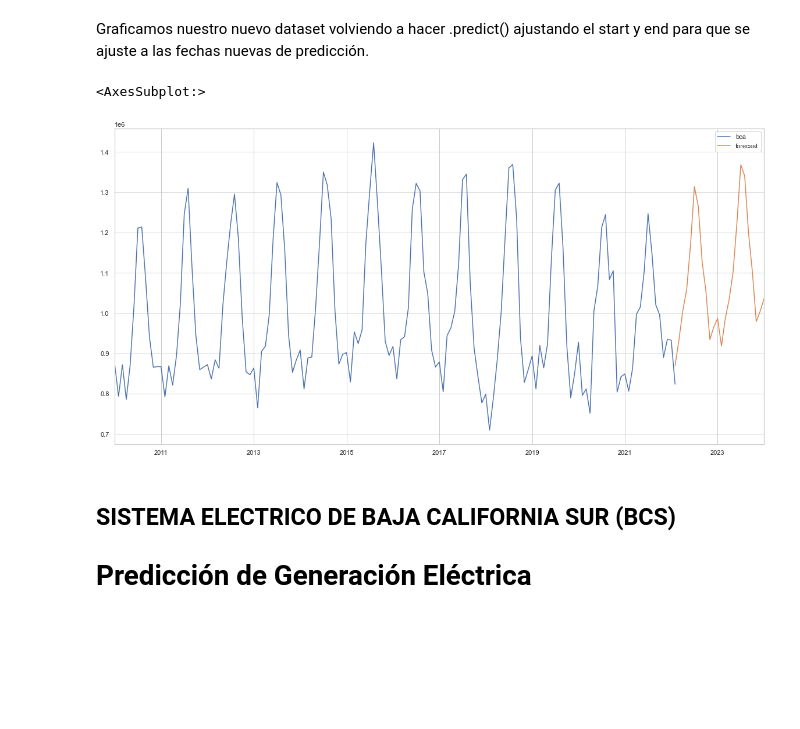
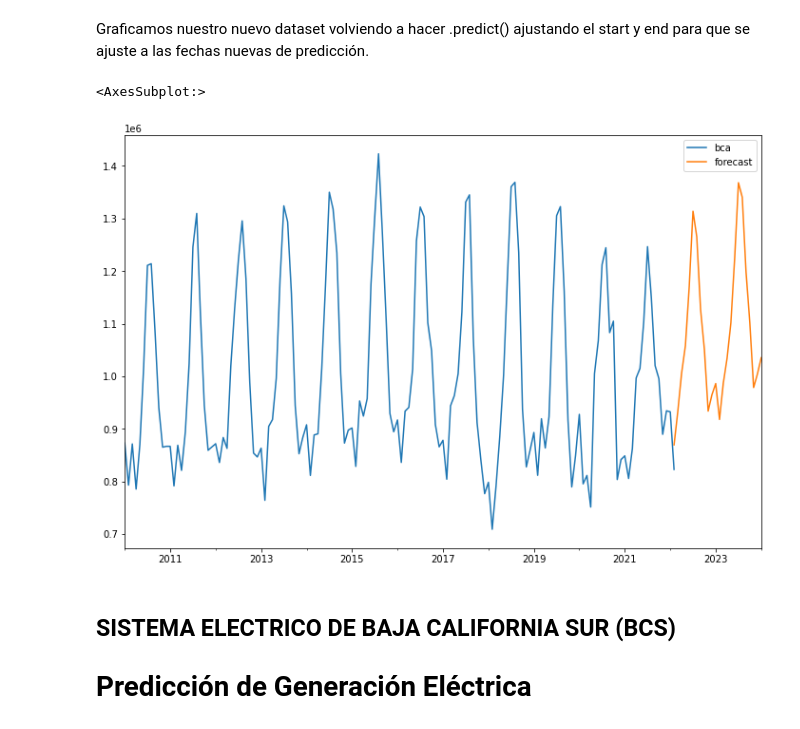
Before and after one commit to rosalesmm/ProyectoBEDU, a Jupyter notebook: Proyecto_BEDU_3.ipynb, the cells around one changed output. Saved outputs shown, nothing was run; the diff lists cells and outputs as text; code cells hidden in the pictures; blank space fills up the shorter version.

```diff
--- a/Proyecto_BEDU_3.ipynb
+++ b/Proyecto_BEDU_3.ipynb
@@ -447,10 +464,10 @@ Graficamos nuestro nuevo dataset volviendo a hacer .predict() ajustando el start
 # %%
 df_bca_['forecast'] = results.predict(start = 145, end = 168, dynamic= True)
 df_bca_
-df_bca_[['bca','forecast']].plot(figsize=(20,10))
+df_bca_[['bca','forecast']].plot(figsize=(12,8))
 # %% [output]
 <AxesSubplot:>
-[figure, old version]
+[figure, new version]
 # %% [markdown]
 ## SISTEMA ELECTRICO DE BAJA CALIFORNIA SUR (BCS)
 # Predicción de Generación Eléctrica
```
Also changed, not shown: parts of 22 cells of this notebook.
